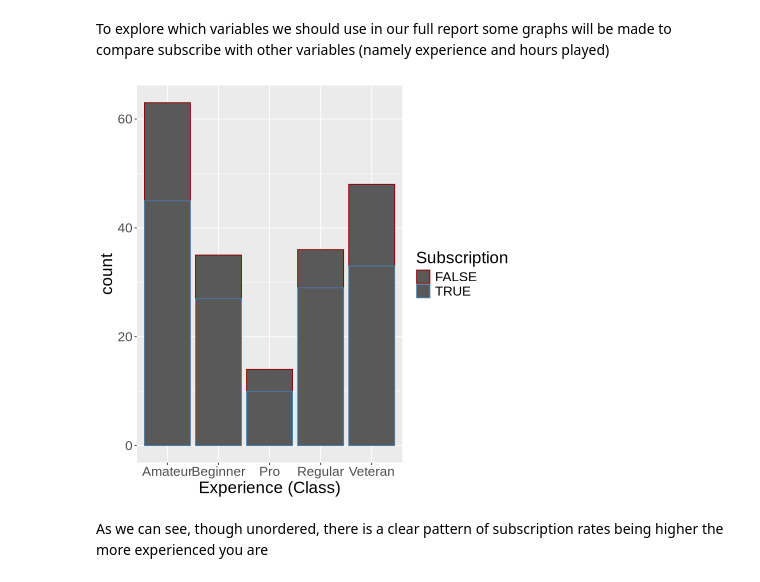
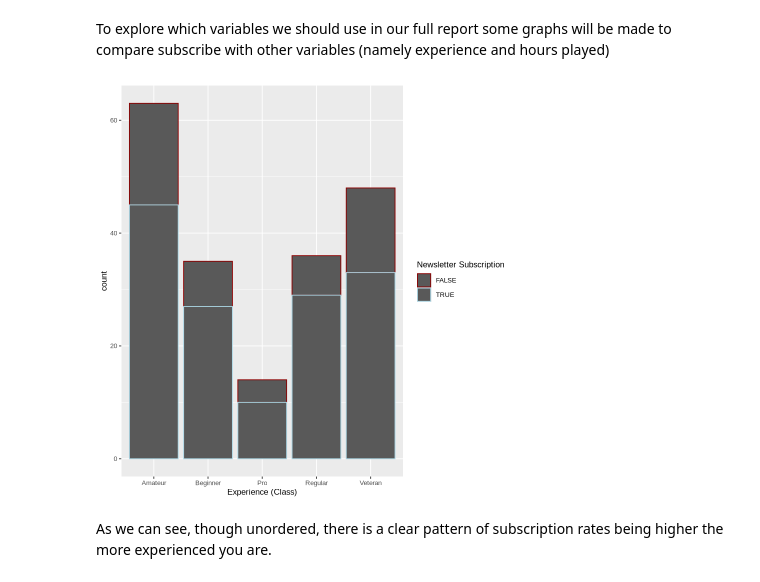
Before and after one commit to williamtheking8/DSCI-project, a Jupyter notebook: Project.ipynb, the cells around one changed output. Drawn from its saved outputs; the diff is of its cells as text; code cells hidden in the pictures.

```diff
--- a/Project.ipynb
+++ b/Project.ipynb
@@ -81,16 +81,16 @@ To explore which variables we should use in our full report some graphs will be
 # %%
 
 #Plotting experience versus subscriptions
 ex_plot <- players|>
   ggplot(aes(x = experience, color = subscribe)) +
   geom_bar() +
   labs(x = "Experience (Class)",
-       color = "Subscription") +
-  scale_color_manual(values = c("darkRed", "steelblue")) +
-  theme(text = element_text(size = 20))
+       color = "Newsletter Subscription") +
+  scale_color_manual(values = c("darkRed", "lightblue")) +
+  theme(text = element_text(size = 10))
 
 ex_plot
 # %% [output]
-[figure, old version]
+[figure, new version]
 # %% [markdown]
-As we can see, though unordered, there is a clear pattern of subscription rates being higher the more experienced you are
+As we can see, though unordered, there is a clear pattern of subscription rates being higher the more experienced you are.
```
Also changed, not shown: parts of 2 cells of this notebook, 1 other file.
